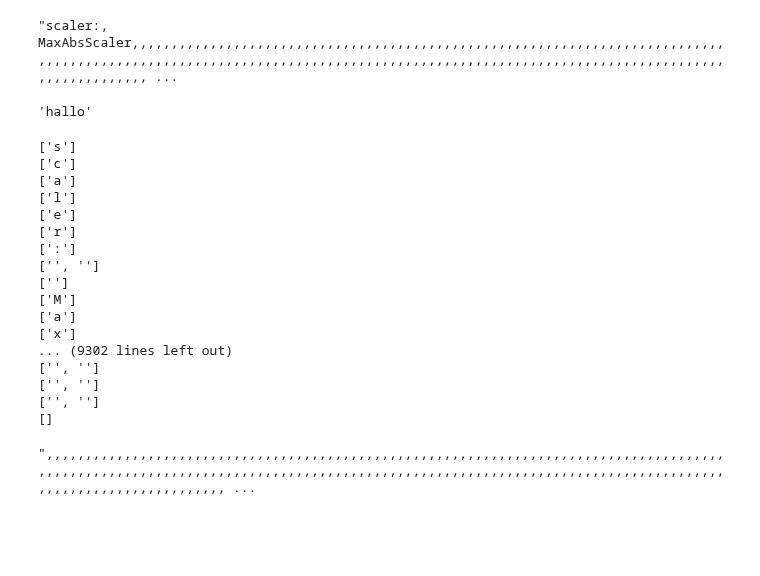
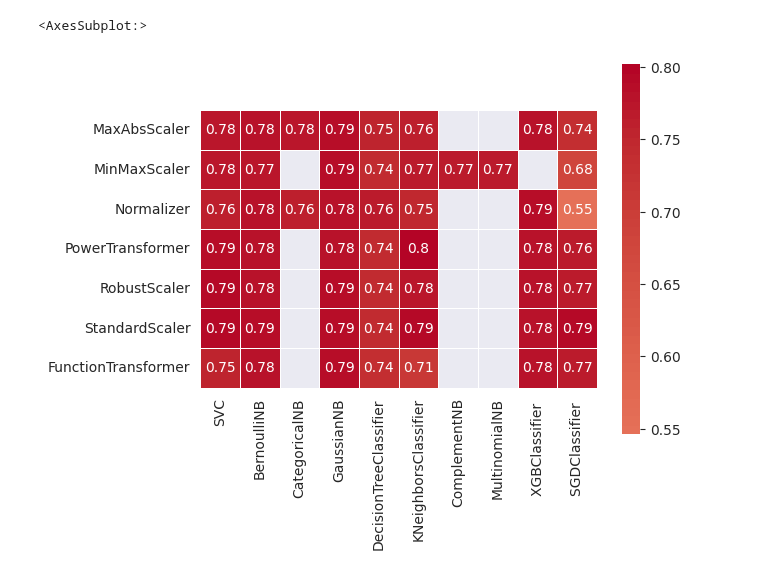
Before and after one commit to FinnHuelsbusch/UniMannheim-DataMining, a Jupyter notebook: output Analysis.ipynb, the cells around one changed output. Cells and saved outputs as stored; diff of their text form; code cells hidden in the pictures; blank space fills up the shorter version.

```diff
--- a/output Analysis.ipynb
+++ b/output Analysis.ipynb
@@ -20,9 +10,37 @@ def parseMeasurement(measurementAsString):
+# %%
+def parseMeasurement(measurementAsString):
+    keys = ['scaler','estimator', 'generate_pandas_profiling_reports', 'process_preprocessed_data_of_uci', 'drop_correlated_features', 'drop_nan', 'encode_labels', 'minimumPercentageMissingToBeDropped',  'Execution time in seconds','AUC mean']
+    result = {}
+    # transform every element that is a primitiv object
+    for element in keys:
+        result[element] = re.search(f'(?<={element}:, ).+?(?=\\n)',measurementAsString).group(0)
+    # transform the oneHotEncoded features to a list by extracting the String from the measurement including its literals
+    result['oneHotEncodedFeatures'] = ast.literal_eval(re.search(f'(?<=oneHotEncodedFeatures:, )\[.*?\]',measurementAsString).group(0).replace(';',', '))
+    # transform the AUC features to a list by extracting the String from the measurement including its literals
+    result['AUC'] = ast.literal_eval(re.search(f'(?<=AUC:, )\[.+?\]',measurementAsString).group(0).replace(';',', '))
+    # transform the best_params to a dict by extracting the String from the measurement including its literals
+    result['best_params'] = ast.literal_eval(re.search('(?<=best_params:, )\{.*?\}',measurementAsString).group(0).replace(';',', '))
+    # transform the parameters to a dict by extracting the String from the measurement including its literals
+    ## because not all types in the dict are nativly available from python encode these objects as strings they can be processed if needed.
+    ### get the string
+    temp_parameters = re.search('(?<=parameters:, )\{.*?\}',measurementAsString).group(0)
+    ### encode range objects
+    temp_parameters = re.sub(r'range(\(.*?\))',r"'range\1'",temp_parameters)
+    #### encode np.arrays as strings
+    temp_parameters = re.sub(r'array(\(.*?\))',r"'array\1'", temp_parameters)
+    result['parameters'] = ast.literal_eval(temp_parameters.replace(';',', '))
+    # get the precision
+    result['precision'] = [float(element) for element in re.search('(?<=precision,).+?(?=\\n)',measurementAsString).group(0).split(',')[2].split(';')]
+    result['recall'] = [float(element) for element in re.search('(?<=recall,).+?(?=\\n)',measurementAsString).group(0).split(',')[2].split(';')]
+    result['f1-score'] = [float(element) for element in re.search('(?<=f1-score,).+?(?=\\n)',measurementAsString).group(0).split(',')[2].split(';')]
+
+    return result
 # %%
 with open(filename) as file:
     file_content = file.read()
     file_content = re.sub('\\n *(?=\\d)','',file_content)
     file_content = re.split('(?=scaler:)', file_content)
-    measurements = [(ele) for ele in file_content if not( re.match(',+\n', ele) or re.match('Skipping', ele))]
+    measurements = [parseMeasurement(ele) for ele in file_content if not( re.match('\\n+', ele) or re.match('Skipping', ele))]
 # %%
 measurements[0]
 # %% [output]
@@ -55,32 +64,12 @@ None
-# %%
-file_content[1]
-# %% [output]
-"scaler:, MaxAbsScaler,,,,,,,,,,,,,,,,,,,,,,,,,,,,,,,,,,,,,,,,,,,,,,,,,,,,,,,,,,,,,,,,,,,,,,,,,,,,,,,,,,,,,,,,,,,,,,,,,,,,,,,,,,,,,,,,,,,,,,,,,,,,,,,,,,,,,,,,,,,,,,,,,,,,,,,,,,,,,,,,,,,,,,,,,,,,,,,,,, ...
-# %%
-re.search('(?<=,).+?(?=,)','test,hallo,,,,,,,,').group(0)
-# %% [output]
-'hallo'
-# %%
-dictReader = csv.DictReader(file_content[0], skipinitialspace=True, fieldnames = ['column1name', 'column2name', 'column3name'], delimiter = ',')
-# %% [output]
-['s']
-['c']
-['a']
-['l']
-['e']
-['r']
-[':']
-['', '']
-['']
-['M']
-['a']
-['x']
-... (9302 lines left out)
-['', '']
-['', '']
-['', '']
-[]
-# %%
-file_content
-# %% [output]
-",,,,,,,,,,,,,,,,,,,,,,,,,,,,,,,,,,,,,,,,,,,,,,,,,,,,,,,,,,,,,,,,,,,,,,,,,,,,,,,,,,,,,,,,,,,,,,,,,,,,,,,,,,,,,,,,,,,,,,,,,,,,,,,,,,,,,,,,,,,,,,,,,,,,,,,,,,,,,,,,,,,,,,,,,,,,,,,,,,,,,,,,,,,,,,,,,,,,,,, ...
+# %%
+data = {}
+for measurement in measurements:
+    temp_dict = data.get(measurement['estimator'],{})
+    temp_dict[measurement['scaler']] = mean(measurement['precision'])
+    data[measurement['estimator']] = temp_dict
+df = pd.DataFrame.from_dict(data)
+df = df.apply(pd.to_numeric)
+sns.heatmap(data=df, cmap="coolwarm", center=0, square=True, linewidths=.5, annot=True)
+# %% [output]
+<AxesSubplot:>
+[figure, added]
```
Also changed, not shown: parts of 8 cells of this notebook.
